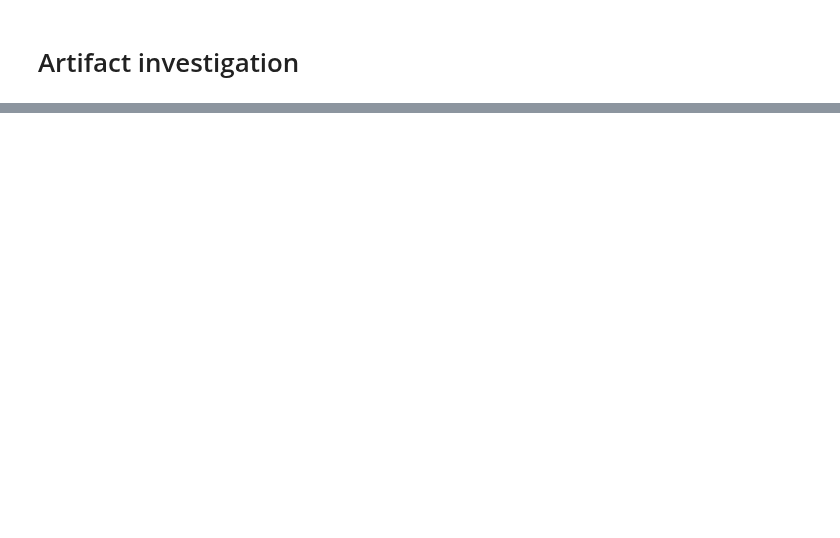
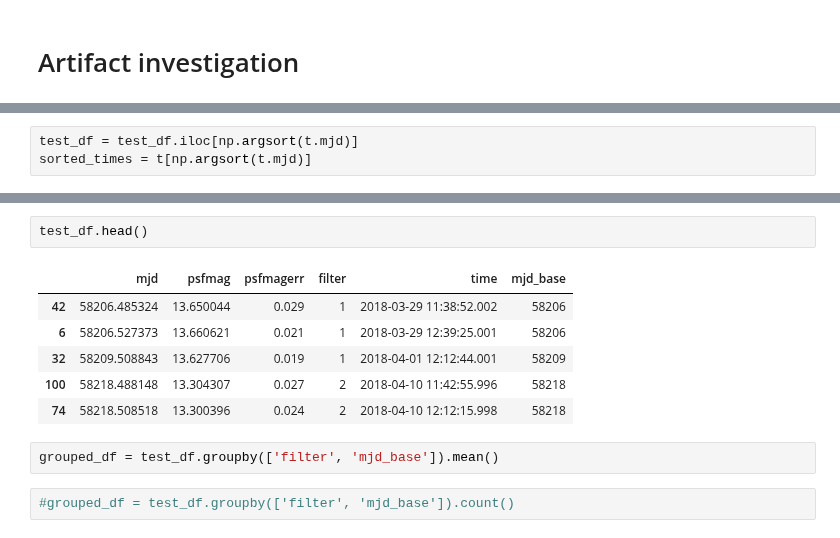
Before and after one commit to dirac-institute/ZTF_Boyajian, a Jupyter notebook: Dipper detection.ipynb, the cells around one changed output, grey strips where cells are left out. Drawn from its saved outputs; the diff is of its cells as text; blank space fills up the shorter version.

```diff
--- a/Dipper detection.ipynb
+++ b/Dipper detection.ipynb
@@ -276,0 +438,3 @@ plt.colorbar(label='Score')
+# %%
+test_df = test_df.iloc[np.argsort(t.mjd)]
+sorted_times = t[np.argsort(t.mjd)]
@@ -276,0 +468,13 @@ plt.colorbar(label='Score')
+# %%
+test_df.head()
+# %% [output]
+|  | mjd | psfmag | psfmagerr | filter | time | mjd_base |
+| 42 | 58206.485324 | 13.650044 | 0.029 | 1 | 2018-03-29 11:38:52.002 | 58206 |
+| 6 | 58206.527373 | 13.660621 | 0.021 | 1 | 2018-03-29 12:39:25.001 | 58206 |
+| 32 | 58209.508843 | 13.627706 | 0.019 | 1 | 2018-04-01 12:12:44.001 | 58209 |
+| 100 | 58218.488148 | 13.304307 | 0.027 | 2 | 2018-04-10 11:42:55.996 | 58218 |
+| 74 | 58218.508518 | 13.300396 | 0.024 | 2 | 2018-04-10 12:12:15.998 | 58218 |
+# %%
+grouped_df = test_df.groupby(['filter', 'mjd_base']).mean()
+# %%
+#grouped_df = test_df.groupby(['filter', 'mjd_base']).count()
```
Also changed, not shown: parts of 25 cells of this notebook.
